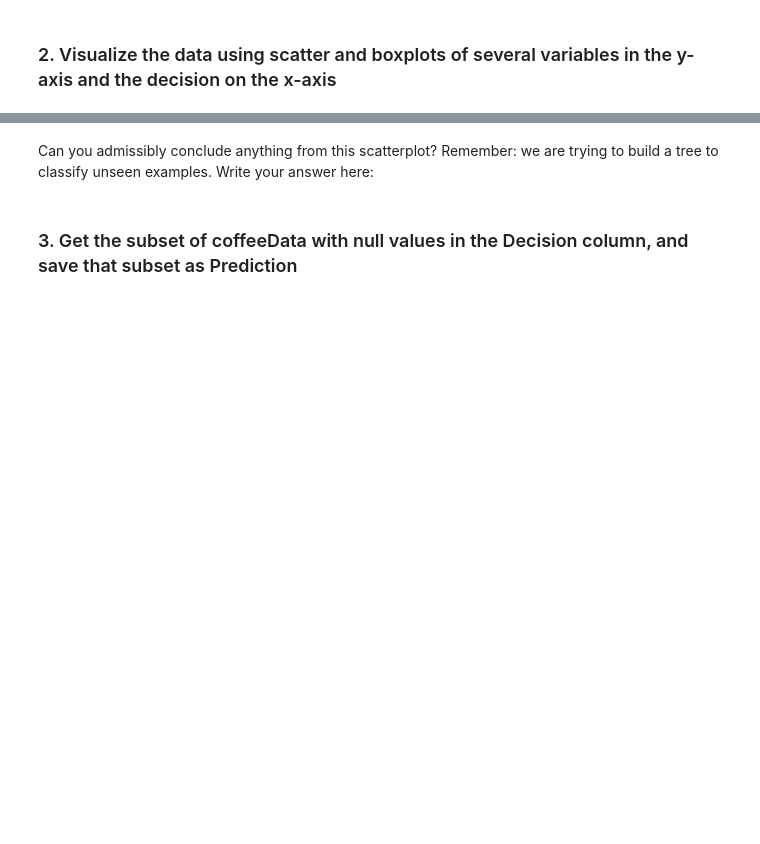
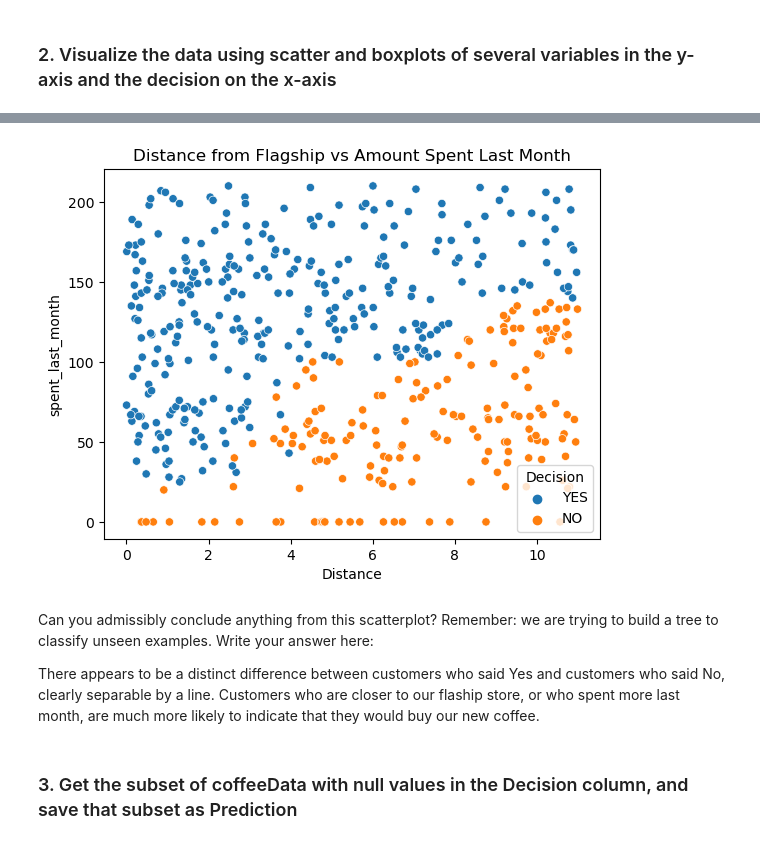
Before and after one commit to MsEM11/Decision-Tree-Case-Study, a Jupyter notebook: Springboard Decision Tree Specialty Coffee Case Study - Tier 3.ipynb, the cells around one changed output, grey strips where cells are left out. Cells and saved outputs as stored; diff of their text form; code cells hidden in the pictures; blank space fills up the shorter version.

```diff
--- a/Springboard Decision Tree Specialty Coffee Case Study - Tier 3.ipynb
+++ b/Springboard Decision Tree Specialty Coffee Case Study - Tier 3.ipynb
@@ -247,8 +257,13 @@ Can you admissibly conclude anything from this boxplot? Write your answer here:
 # %%
 # Make a scatterplot on NOPrediction, where x is distance, y is spent_last_month and hue is Decision
-_ _ _
+sns.scatterplot(NOPrediction, x='Distance',y='spent_last_month',hue='Decision')
+_ = plt.title('Distance from Flagship vs Amount Spent Last Month')
+# %% [output]
+[figure, added]
 # %% [markdown]
 Can you admissibly conclude anything from this scatterplot? Remember: we are trying to build a tree to classify unseen examples. Write your answer here:
+
+There appears to be a distinct difference between customers who said Yes and customers who said No, clearly separable by a line. Customers who are closer to our flaship store, or who spent more last month, are much more likely to indicate that they would buy our new coffee.
 # %% [markdown]
 ### 3. Get the subset of coffeeData with null values in the Decision column, and save that subset as Prediction
 # %%
```
Also changed, not shown: parts of 10 cells of this notebook.
